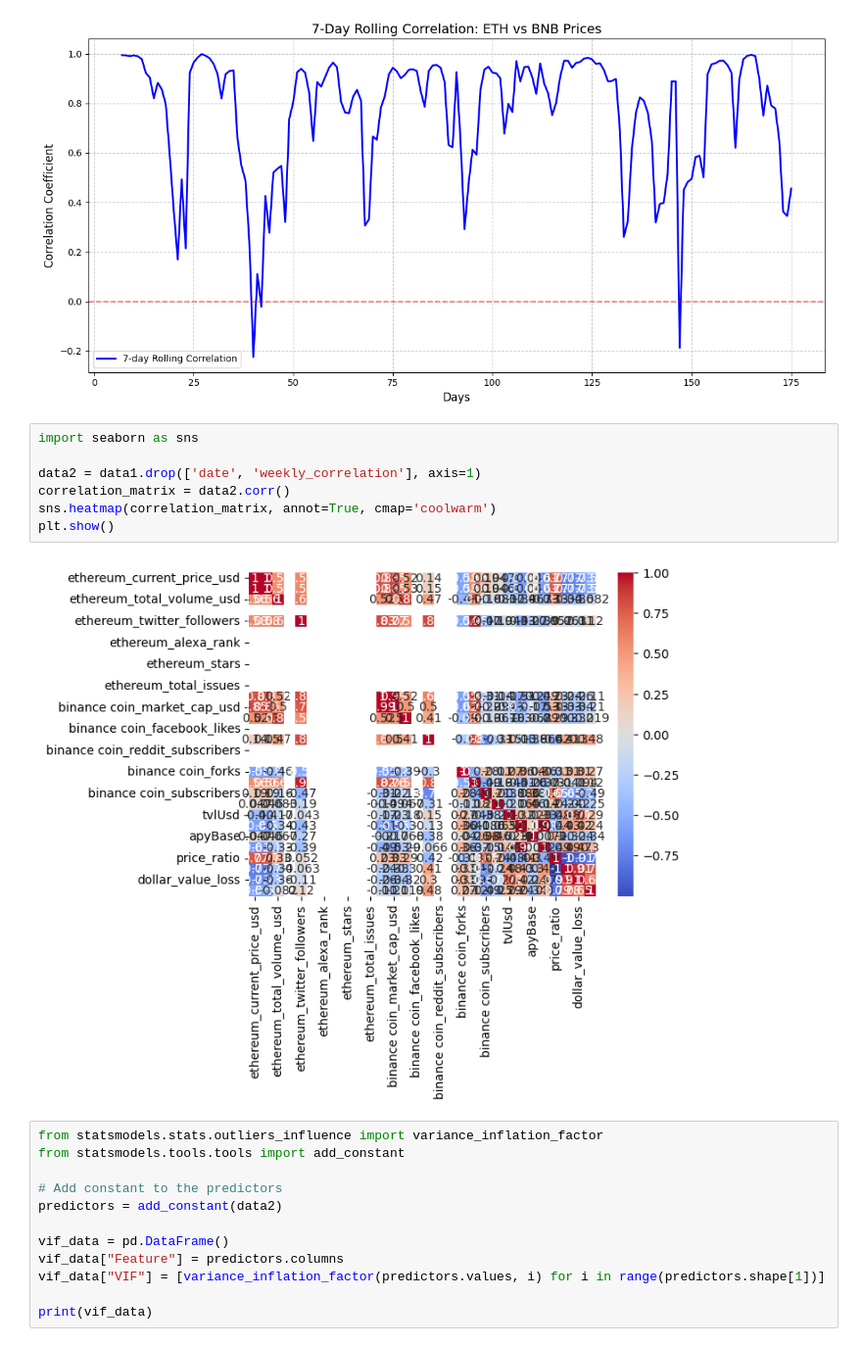
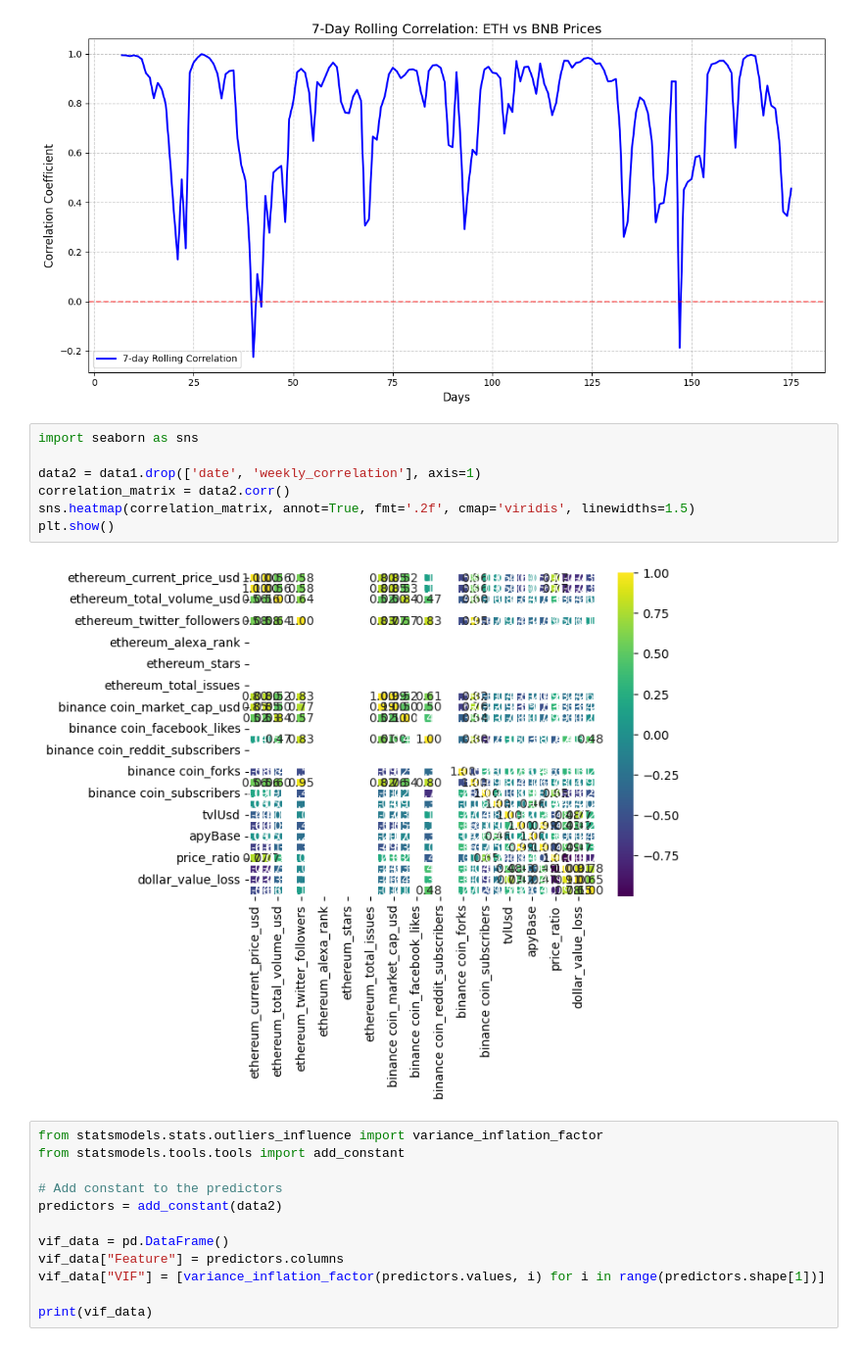
Before and after one commit to SohamPurushan61/Thena-Risk-Models, a Jupyter notebook: Models.ipynb, the cells around one changed output. Shown: that part at 98% size. Saved outputs shown, nothing was run; the diff lists cells and outputs as text.

```diff
--- a/Models.ipynb
+++ b/Models.ipynb
@@ -166,12 +166,12 @@ plt.show()
 # %%
 import seaborn as sns
 
 data2 = data1.drop(['date', 'weekly_correlation'], axis=1)
 correlation_matrix = data2.corr()
-sns.heatmap(correlation_matrix, annot=True, cmap='coolwarm')
+sns.heatmap(correlation_matrix, annot=True, fmt='.2f', cmap='viridis', linewidths=1.5)
 plt.show()
 # %% [output]
-[figure, old version]
+[figure, new version]
 # %%
 from statsmodels.stats.outliers_influence import variance_inflation_factor
 from statsmodels.tools.tools import add_constant
```
Also changed, not shown: parts of 4 cells of this notebook.
